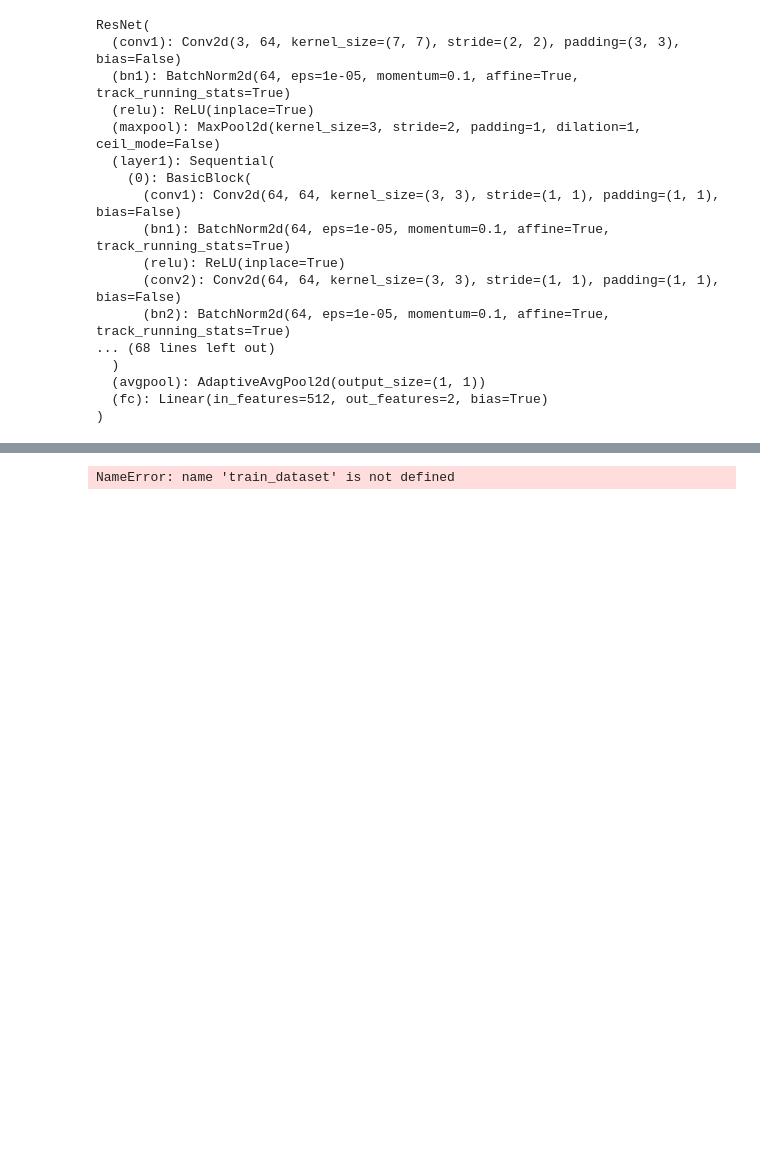
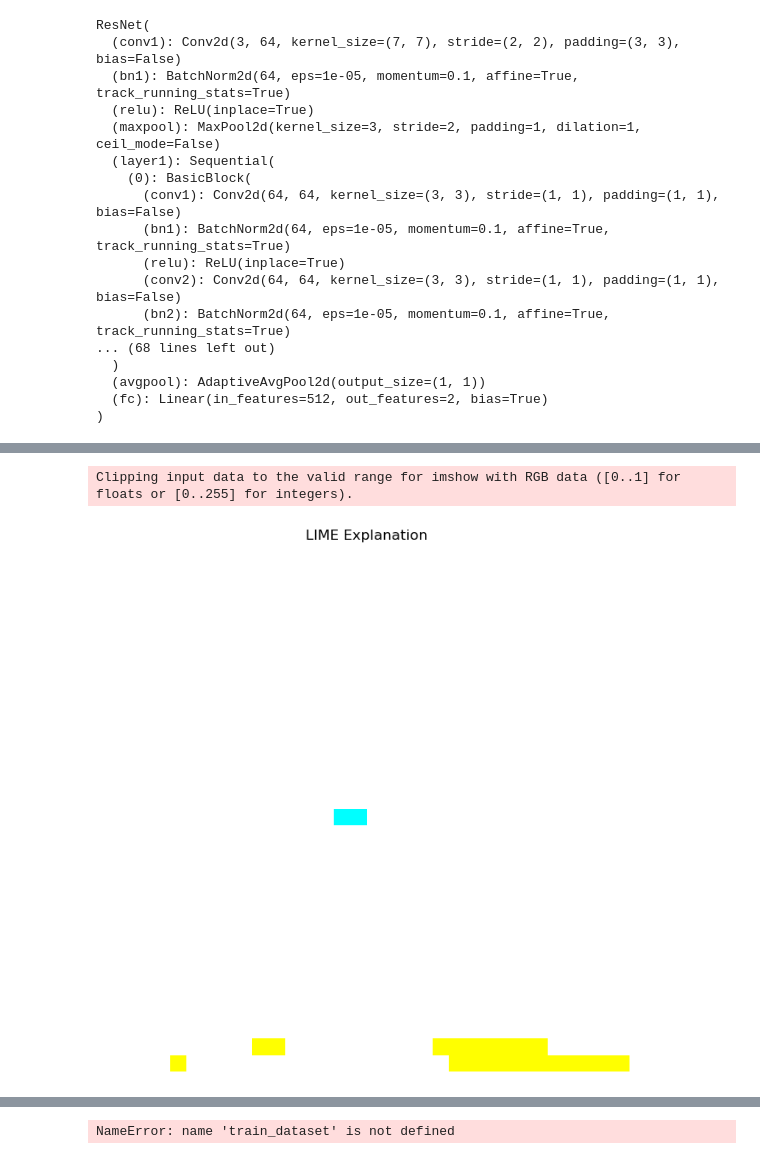
Before and after one commit to lucafossen/INFO381-GitHub, a Jupyter notebook: eval_xai_test.ipynb, the cells around one changed output, grey strips where cells are left out. Saved outputs shown, nothing was run; the diff lists cells and outputs as text; code cells hidden in the pictures; blank space fills up the shorter version.

```diff
--- a/eval_xai_test.ipynb
+++ b/eval_xai_test.ipynb
@@ -33,7 +33,7 @@ Folder '../cifar_train_test/' exists. Loading...
 model = models.resnet18(pretrained = False)
 num_ftrs = model.fc.in_features
 model.fc = nn.Linear(num_ftrs, 2)
-model.load_state_dict(torch.load("resnet18_cnn.pth"))
+model.load_state_dict(torch.load("models/resnet18_cnn.pth"))
 model.eval()
 # %% [output]
 ResNet(
@@ -95,0 +98,5 @@ Test Accuracy: 0.94
+# %%
+transform = transforms.Compose([
+    transforms.Resize((224, 224)),
+    transforms.ToTensor(),
+])
@@ -95,0 +164,39 @@ Test Accuracy: 0.94
+# %%
+from lime import lime_image
+import matplotlib.pyplot as plt
+from skimage.segmentation import mark_boundaries
+import numpy as np
+
+
+image_path = "../cifar_train_test/test/FAKE/966.jpg"  # Erstatt med et bilde fra CIFAKE
+image = Image.open(image_path).convert('RGB')
+input_tensor = transform(image).unsqueeze(0)
+
+# Funksjon for å generere prediksjoner for LIME
+def batch_predict(images):
+    model.eval()
+    batch = torch.stack([transform(Image.fromarray(img).convert('RGB')) for img in images])
+    outputs = model(batch)
+    probs = torch.nn.functional.softmax(outputs, dim=1)
+    return probs.detach().numpy()
+
+# LIME-forklaring
+explainer = lime_image.LimeImageExplainer()
+explanation = explainer.explain_instance(
+    np.array(image),
+    batch_predict,
+    top_labels=2,
+    hide_color=0,
+    num_samples=1000
+)
+
+# Visualiser LIME-forklaringen
+temp, mask = explanation.get_image_and_mask(explanation.top_labels[0], positive_only=True, num_features=10, hide_rest=True)
+plt.figure(figsize=(8, 8))
+plt.imshow(mark_boundaries(temp, mask))
+plt.title("LIME Explanation")
+plt.axis("off")
+plt.show()
+# %% [output]
+Clipping input data to the valid range for imshow with RGB data ([0..1] for floats or [0..255] for integers).
+[figure, added]
```
Also changed, not shown: parts of 8 cells of this notebook.
